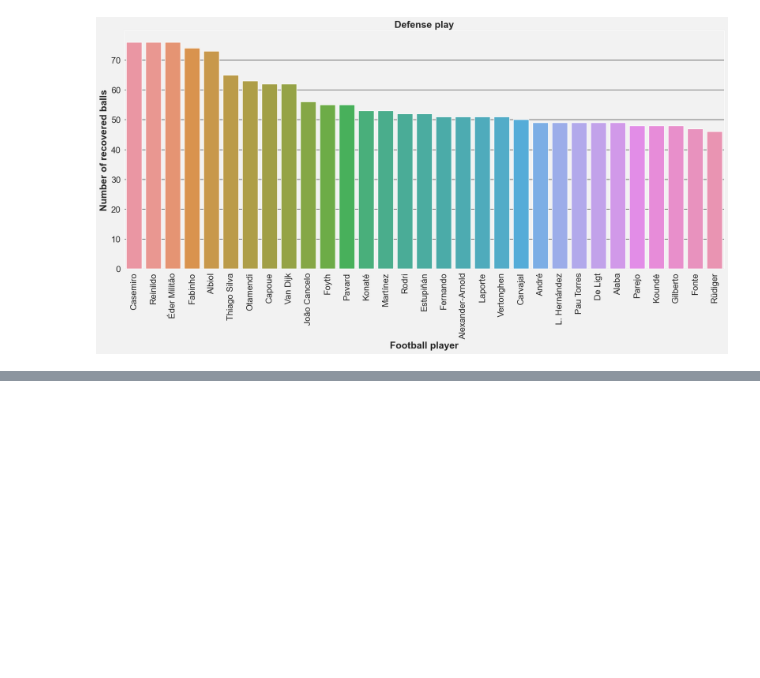
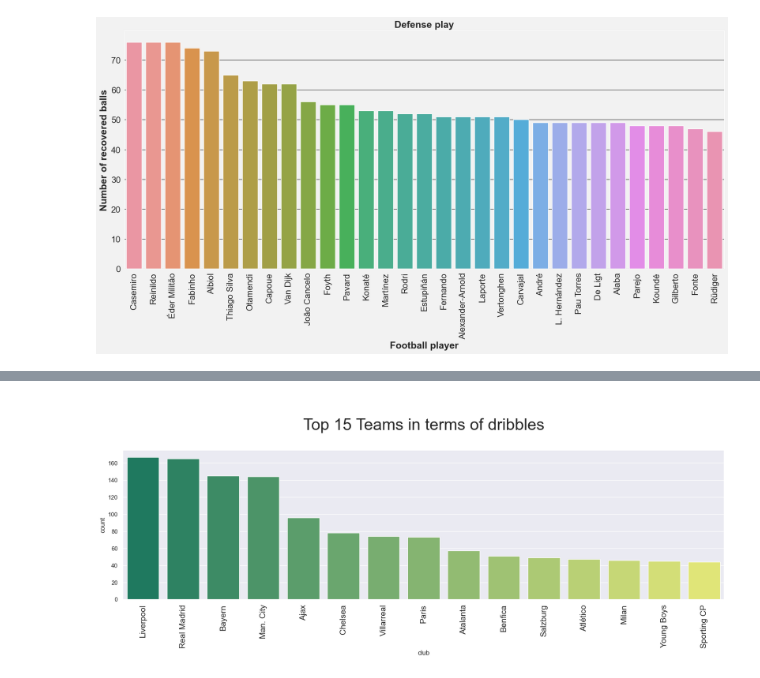
Before and after one commit to pooyanosk1382/UCL21-22, a Jupyter notebook: UCL.ipynb, the cells around one changed output, grey strips where cells are left out. Cells and saved outputs as stored; diff of their text form; code cells hidden in the pictures; blank space fills up the shorter version.

```diff
--- a/UCL.ipynb
+++ b/UCL.ipynb
@@ -426,0 +436,9 @@ plt.show()
+# %%
+g1=atkg.groupby('club')['dribbles'].agg('sum').reset_index(name='count').sort_values('count',ascending=False)
+g1=g1[:15]
+sns.set(rc={'figure.figsize':(20,5)})
+plt.xticks(fontsize=15,rotation='vertical')
+p=sns.barplot(x="club", y="count", data=g1,palette="summer",capsize=2)
+p.axes.set_title("\nTop 15 Teams in terms of dribbles\n",fontsize=30);
+# %% [output]
+[figure, added]
```
Also changed, not shown: parts of 8 cells of this notebook.
